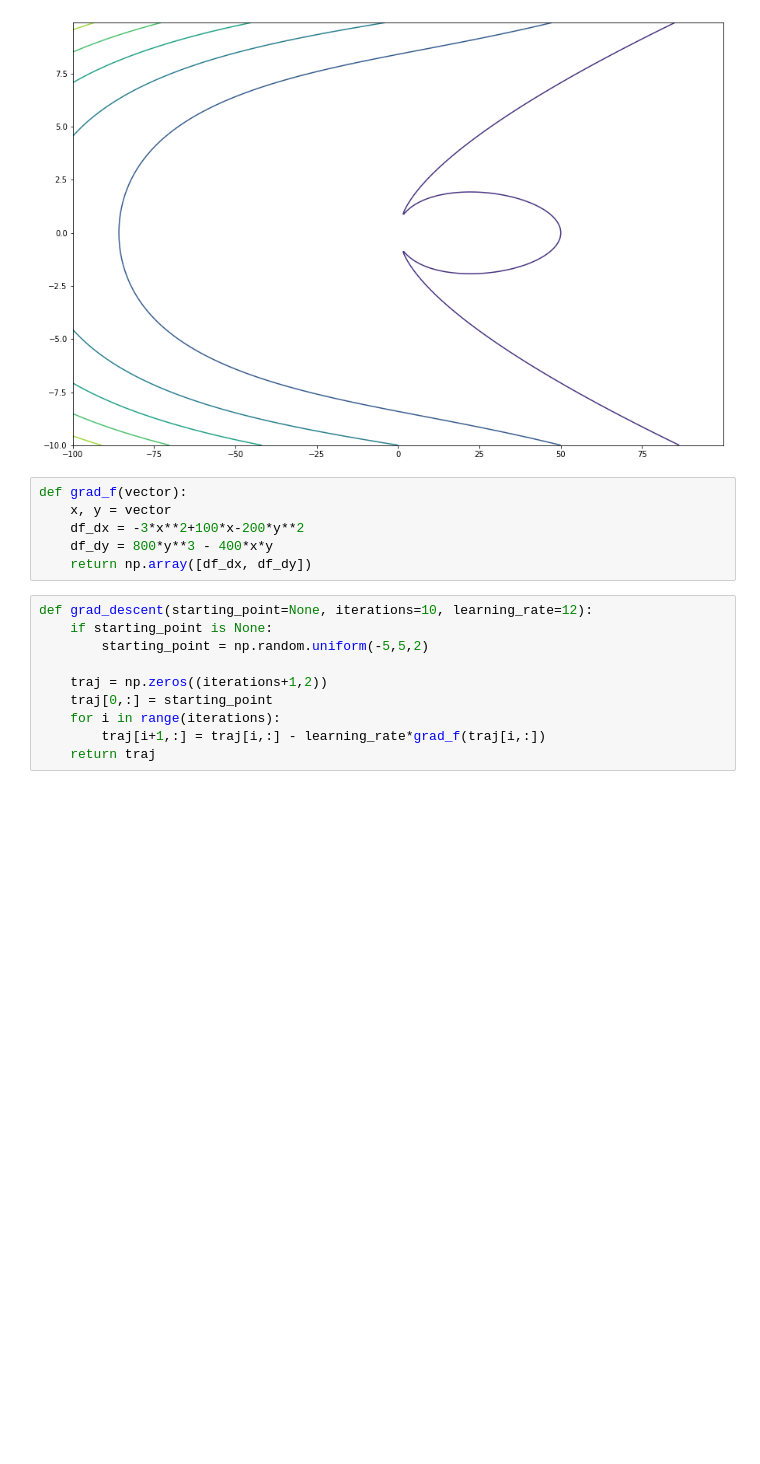
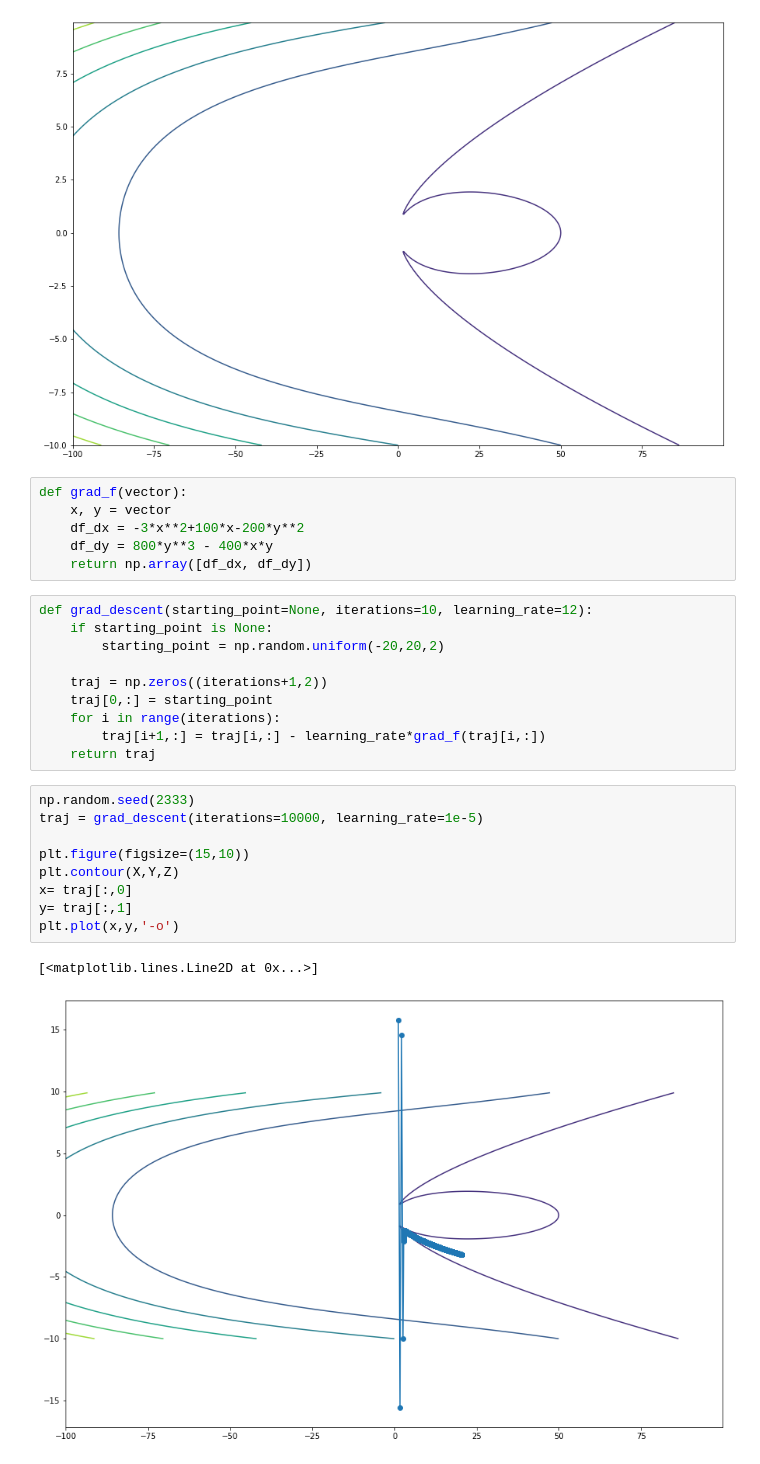
Before and after one commit to antaressgzz/ANLY590, a Jupyter notebook: hw2.ipynb, the cells around one changed output. Drawn from its saved outputs; the diff is of its cells as text; blank space fills up the shorter version.

```diff
--- a/hw2.ipynb
+++ b/hw2.ipynb
@@ -80,10 +78,22 @@ def grad_f(vector):
 # %%
 def grad_descent(starting_point=None, iterations=10, learning_rate=12):
     if starting_point is None:
-        starting_point = np.random.uniform(-5,5,2)
+        starting_point = np.random.uniform(-20,20,2)
 
     traj = np.zeros((iterations+1,2))
     traj[0,:] = starting_point
     for i in range(iterations):
         traj[i+1,:] = traj[i,:] - learning_rate*grad_f(traj[i,:])
     return traj
+# %%
+np.random.seed(2333)
+traj = grad_descent(iterations=10000, learning_rate=1e-5)
+
+plt.figure(figsize=(15,10))
+plt.contour(X,Y,Z)
+x= traj[:,0]
+y= traj[:,1]
+plt.plot(x,y,'-o')
+# %% [output]
+[<matplotlib.lines.Line2D at 0x...>]
+[figure, added]
```
Also changed, not shown: parts of 18 cells of this notebook.
